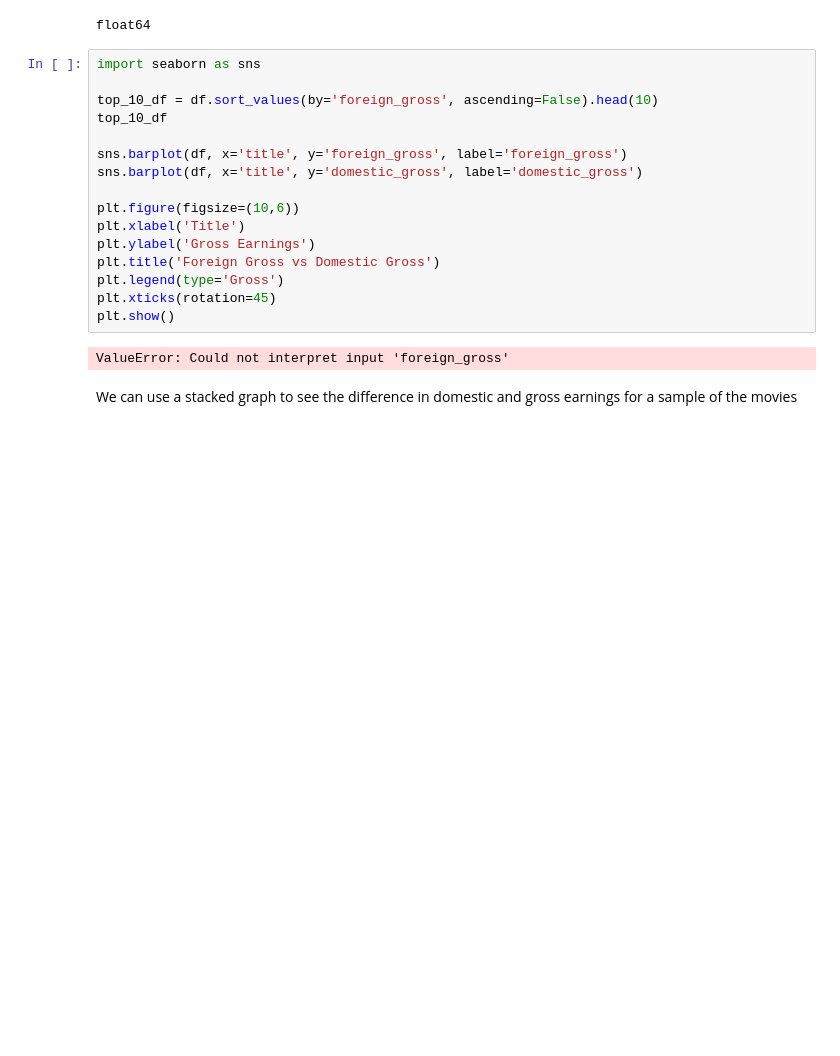
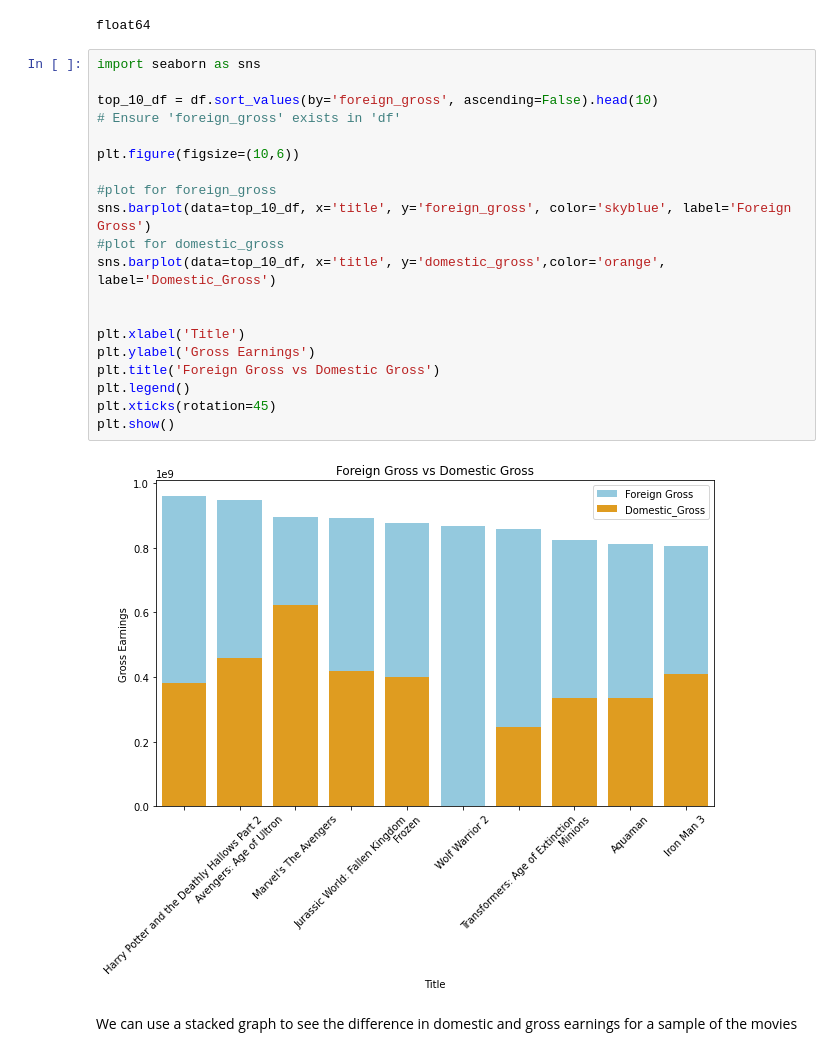
Before and after one commit to MAZSUSA/Final-Microsoft-Movies, a Jupyter notebook: index.ipynb, the cells around one changed output. Drawn from its saved outputs; the diff is of its cells as text; blank space fills up the shorter version.

```diff
--- a/index.ipynb
+++ b/index.ipynb
@@ -219,21 +219,25 @@ float64
 # %%
 import seaborn as sns
 
 top_10_df = df.sort_values(by='foreign_gross', ascending=False).head(10)
-top_10_df
-
-sns.barplot(df, x='title', y='foreign_gross', label='foreign_gross')
-sns.barplot(df, x='title', y='domestic_gross', label='domestic_gross')
+# Ensure 'foreign_gross' exists in 'df'
 
 plt.figure(figsize=(10,6))
+
+#plot for foreign_gross
+sns.barplot(data=top_10_df, x='title', y='foreign_gross', color='skyblue', label='Foreign Gross')
+#plot for domestic_gross
+sns.barplot(data=top_10_df, x='title', y='domestic_gross',color='orange', label='Domestic_Gross')
+
+
 plt.xlabel('Title')
 plt.ylabel('Gross Earnings')
 plt.title('Foreign Gross vs Domestic Gross')
-plt.legend(type='Gross')
+plt.legend()
 plt.xticks(rotation=45)
 plt.show()
 # %% [output]
-ValueError: Could not interpret input 'foreign_gross'
+[figure, added]
 # %% [markdown]
 We can use a stacked graph to see the difference in domestic and gross earnings for a sample of the movies
 # %% [markdown]
```
